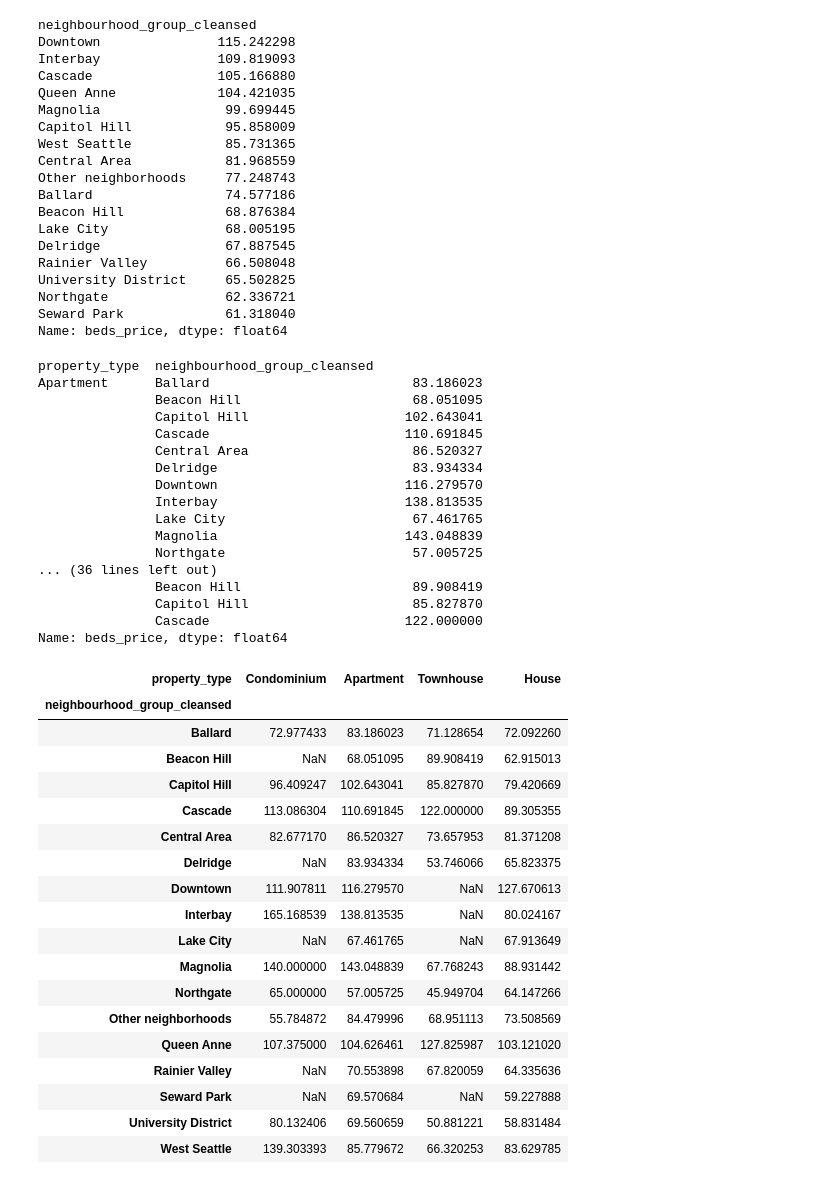
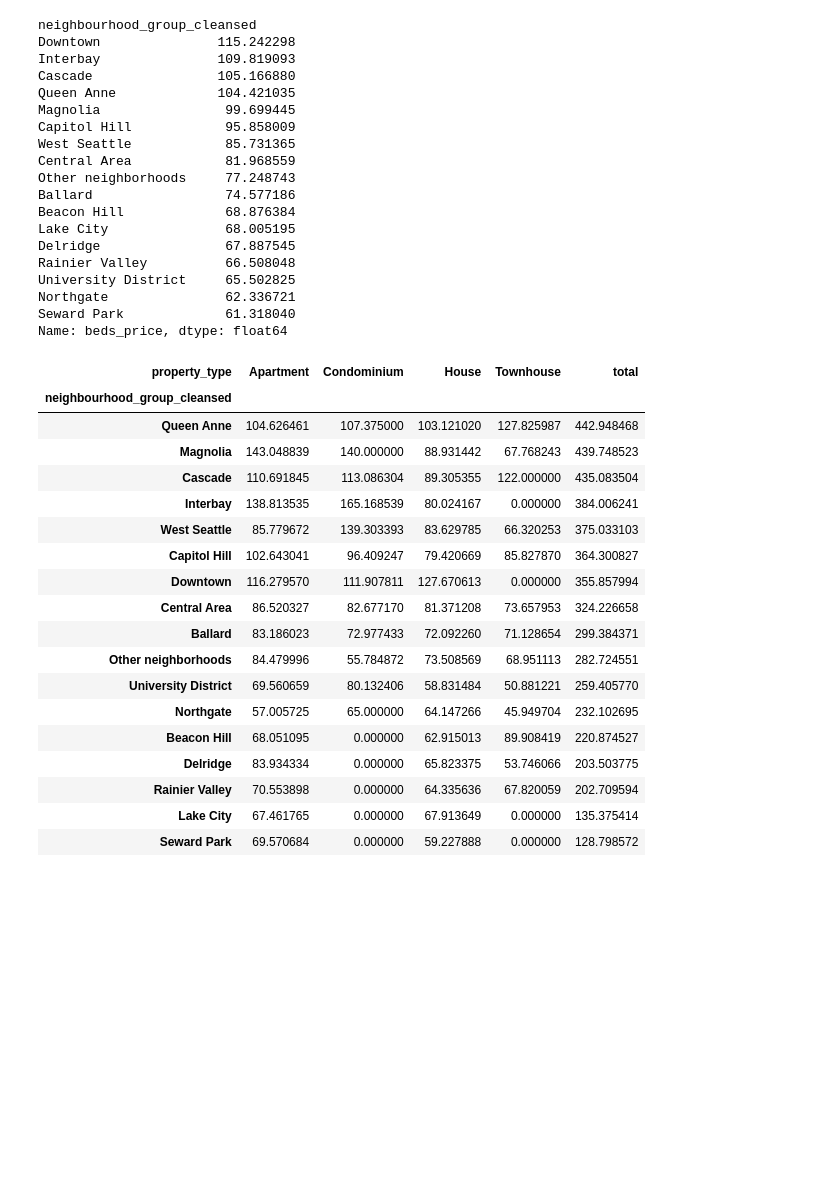
Before and after one commit to MarceloArrais/udacity-datascientist-nanodegree, a Jupyter notebook: Seattle_AirBnB.ipynb, the cells around one changed output. Saved outputs shown, nothing was run; the diff lists cells and outputs as text; code cells hidden in the pictures; blank space fills up the shorter version.

```diff
--- a/Seattle_AirBnB.ipynb
+++ b/Seattle_AirBnB.ipynb
@@ -224,44 +177,31 @@ Name: beds_price, dtype: float64
 # %%
 #sr_ngbhood_grp = df_2_analysis.groupby(['property_type', 'neighbourhood_group_cleansed'])['beds_price'].mean()
 sr_ngbhood_grp = sr_ngbhood_grp[list(df_prop_type.index[:4])]
-sr_ngbhood_grp.head(50)
+df_ngbhood_grp = pd.DataFrame(sr_ngbhood_grp)['beds_price']
+df_ngbhood_grp = df_ngbhood_grp.unstack(0).sort_index()
+
+
+df_ngbhood_grp.fillna(0, inplace = True)
+df_ngbhood_grp['total'] = df_ngbhood_grp['Condominium'] + df_ngbhood_grp['Apartment'] + df_ngbhood_grp['Townhouse'] + df_ngbhood_grp['House']
+df_ngbhood_grp.sort_values(by = ['total'], ascending = False, inplace= True)
+df_ngbhood_grp
 # %% [output]
-property_type  neighbourhood_group_cleansed
-Apartment      Ballard                          83.186023
-               Beacon Hill                      68.051095
-               Capitol Hill                    102.643041
-               Cascade                         110.691845
-               Central Area                     86.520327
-               Delridge                         83.934334
-               Downtown                        116.279570
-               Interbay                        138.813535
-               Lake City                        67.461765
-               Magnolia                        143.048839
-               Northgate                        57.005725
-... (36 lines left out)
-               Beacon Hill                      89.908419
-               Capitol Hill                     85.827870
-               Cascade                         122.000000
-Name: beds_price, dtype: float64
+| property_type | Apartment | Condominium | House | Townhouse | total |
+| neighbourhood_group_cleansed |  |  |  |  |  |
+| Queen Anne | 104.626461 | 107.375000 | 103.121020 | 127.825987 | 442.948468 |
+| Magnolia | 143.048839 | 140.000000 | 88.931442 | 67.768243 | 439.748523 |
+| Cascade | 110.691845 | 113.086304 | 89.305355 | 122.000000 | 435.083504 |
+| Interbay | 138.813535 | 165.168539 | 80.024167 | 0.000000 | 384.006241 |
+| West Seattle | 85.779672 | 139.303393 | 83.629785 | 66.320253 | 375.033103 |
+| Capitol Hill | 102.643041 | 96.409247 | 79.420669 | 85.827870 | 364.300827 |
+| Downtown | 116.279570 | 111.907811 | 127.670613 | 0.000000 | 355.857994 |
+| Central Area | 86.520327 | 82.677170 | 81.371208 | 73.657953 | 324.226658 |
+| Ballard | 83.186023 | 72.977433 | 72.092260 | 71.128654 | 299.384371 |
+| Other neighborhoods | 84.479996 | 55.784872 | 73.508569 | 68.951113 | 282.724551 |
+| University District | 69.560659 | 80.132406 | 58.831484 | 50.881221 | 259.405770 |
+| Northgate | 57.005725 | 65.000000 | 64.147266 | 45.949704 | 232.102695 |
+| Beacon Hill | 68.051095 | 0.000000 | 62.915013 | 89.908419 | 220.874527 |
+| Delridge | 83.934334 | 0.000000 | 65.823375 | 53.746066 | 203.503775 |
+| Rainier Valley | 70.553898 | 0.000000 | 64.335636 | 67.820059 | 202.709594 |
+| Lake City | 67.461765 | 0.000000 | 67.913649 | 0.000000 | 135.375414 |
+| Seward Park | 69.570684 | 0.000000 | 59.227888 | 0.000000 | 128.798572 |
-# %%
-df.unstack(0).sort_index()
-# %% [output]
-| property_type | Condominium | Apartment | Townhouse | House |
-| neighbourhood_group_cleansed |  |  |  |  |
-| Ballard | 72.977433 | 83.186023 | 71.128654 | 72.092260 |
-| Beacon Hill | NaN | 68.051095 | 89.908419 | 62.915013 |
-| Capitol Hill | 96.409247 | 102.643041 | 85.827870 | 79.420669 |
-| Cascade | 113.086304 | 110.691845 | 122.000000 | 89.305355 |
-| Central Area | 82.677170 | 86.520327 | 73.657953 | 81.371208 |
-| Delridge | NaN | 83.934334 | 53.746066 | 65.823375 |
-| Downtown | 111.907811 | 116.279570 | NaN | 127.670613 |
-| Interbay | 165.168539 | 138.813535 | NaN | 80.024167 |
-| Lake City | NaN | 67.461765 | NaN | 67.913649 |
-| Magnolia | 140.000000 | 143.048839 | 67.768243 | 88.931442 |
-| Northgate | 65.000000 | 57.005725 | 45.949704 | 64.147266 |
-| Other neighborhoods | 55.784872 | 84.479996 | 68.951113 | 73.508569 |
-| Queen Anne | 107.375000 | 104.626461 | 127.825987 | 103.121020 |
-| Rainier Valley | NaN | 70.553898 | 67.820059 | 64.335636 |
-| Seward Park | NaN | 69.570684 | NaN | 59.227888 |
-| University District | 80.132406 | 69.560659 | 50.881221 | 58.831484 |
-| West Seattle | 139.303393 | 85.779672 | 66.320253 | 83.629785 |
```
Also changed, not shown: parts of 10 cells of this notebook.
